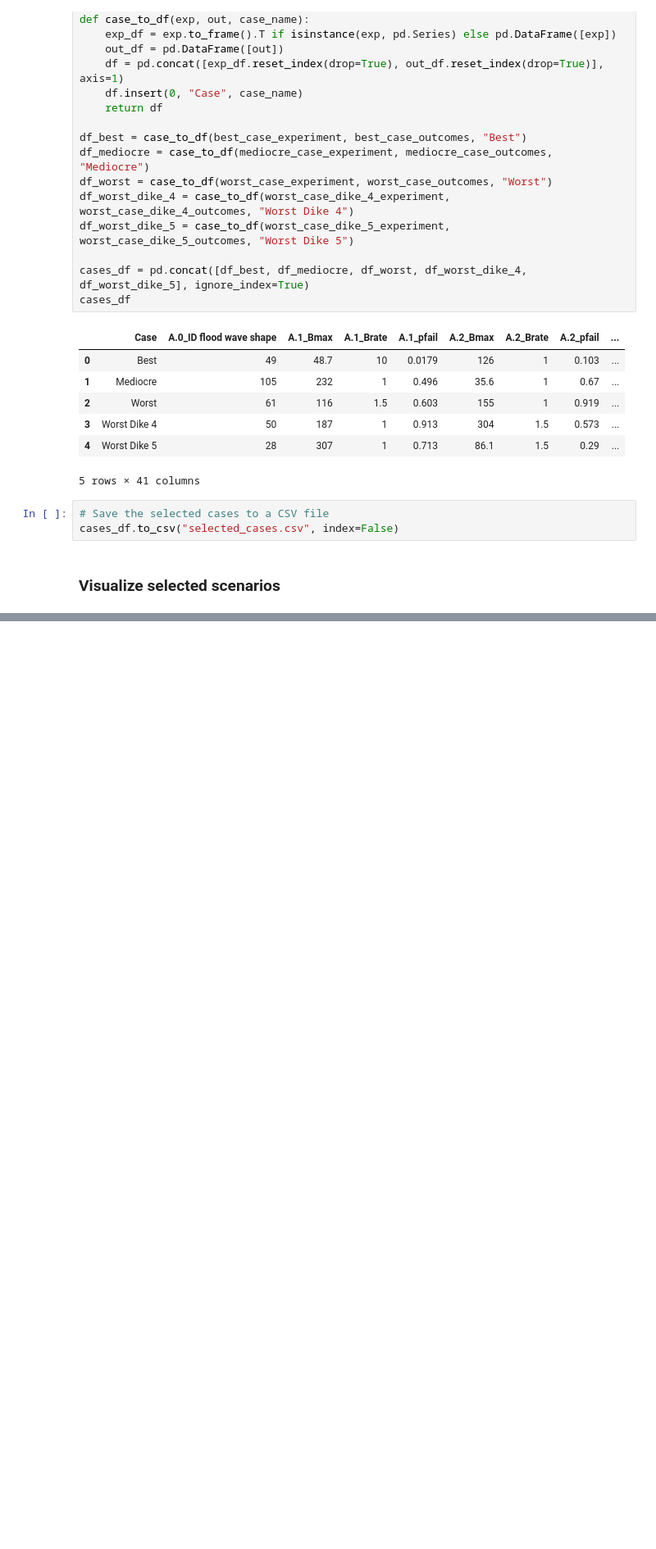
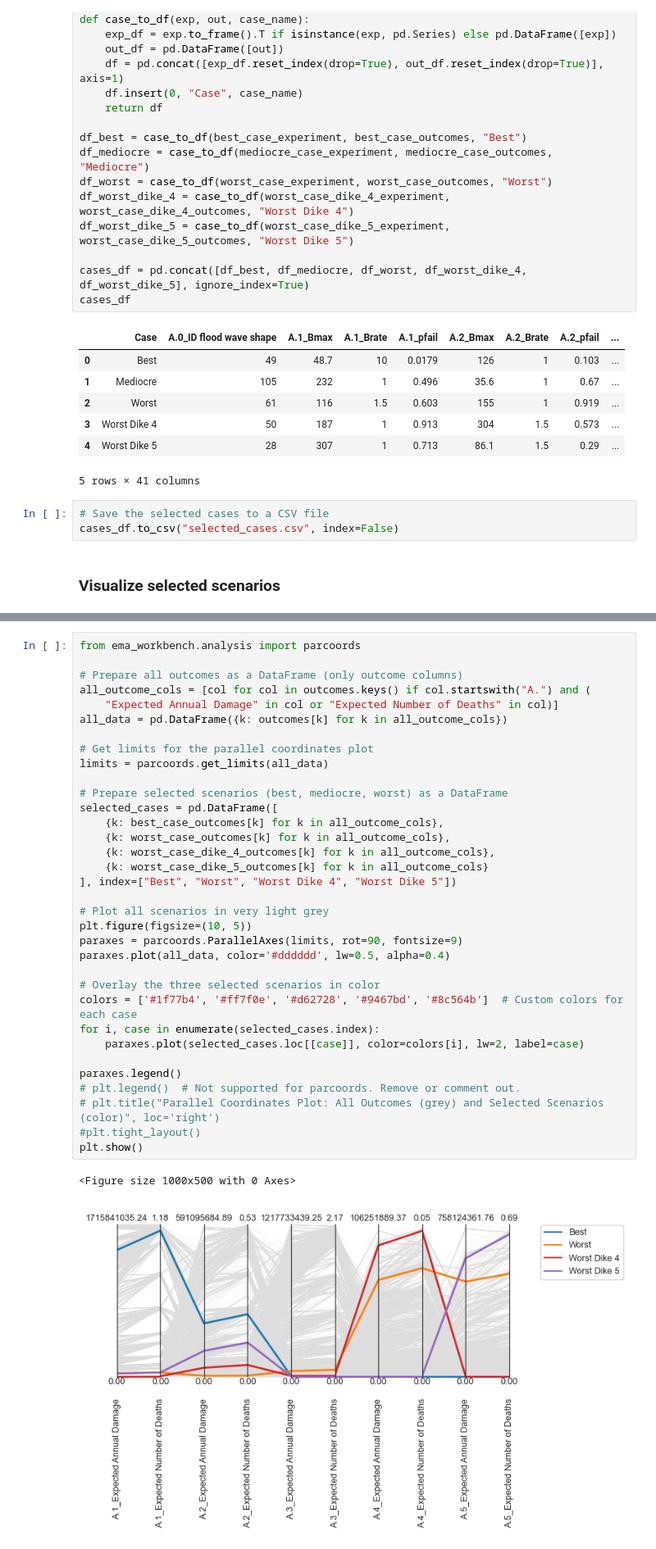
Before and after one commit to movephutthaphaiboon/epa141a-flood-policy-optimization-overijssel, a Jupyter notebook: final assignment/01_scenario_analysis.ipynb, the cells around one changed output, grey strips where cells are left out. Shown at 82% size. Drawn from its saved outputs; the diff is of its cells as text; blank space fills up the shorter version.

```diff
--- a/final assignment/01_scenario_analysis.ipynb
+++ b/final assignment/01_scenario_analysis.ipynb
@@ -1186,0 +1127,37 @@ plt.show()
+# %%
+from ema_workbench.analysis import parcoords
+
+# Prepare all outcomes as a DataFrame (only outcome columns)
+all_outcome_cols = [col for col in outcomes.keys() if col.startswith("A.") and (
+    "Expected Annual Damage" in col or "Expected Number of Deaths" in col)]
+all_data = pd.DataFrame({k: outcomes[k] for k in all_outcome_cols})
+
+# Get limits for the parallel coordinates plot
+limits = parcoords.get_limits(all_data)
+
+# Prepare selected scenarios (best, mediocre, worst) as a DataFrame
+selected_cases = pd.DataFrame([
+    {k: best_case_outcomes[k] for k in all_outcome_cols},
+    {k: worst_case_outcomes[k] for k in all_outcome_cols},
+    {k: worst_case_dike_4_outcomes[k] for k in all_outcome_cols},
+    {k: worst_case_dike_5_outcomes[k] for k in all_outcome_cols}
+], index=["Best", "Worst", "Worst Dike 4", "Worst Dike 5"])
+
+# Plot all scenarios in very light grey
+plt.figure(figsize=(10, 5))
+paraxes = parcoords.ParallelAxes(limits, rot=90, fontsize=9)
+paraxes.plot(all_data, color='#dddddd', lw=0.5, alpha=0.4)
+
+# Overlay the three selected scenarios in color
+colors = ['#1f77b4', '#ff7f0e', '#d62728', '#9467bd', '#8c564b']  # Custom colors for each case
+for i, case in enumerate(selected_cases.index):
+    paraxes.plot(selected_cases.loc[[case]], color=colors[i], lw=2, label=case)
+
+paraxes.legend()
+# plt.legend()  # Not supported for parcoords. Remove or comment out.
+# plt.title("Parallel Coordinates Plot: All Outcomes (grey) and Selected Scenarios (color)", loc='right')
+#plt.tight_layout()
+plt.show()
+# %% [output]
+<Figure size 1000x500 with 0 Axes>
+[figure, added]
```
Also changed, not shown: parts of 6 cells of this notebook.
